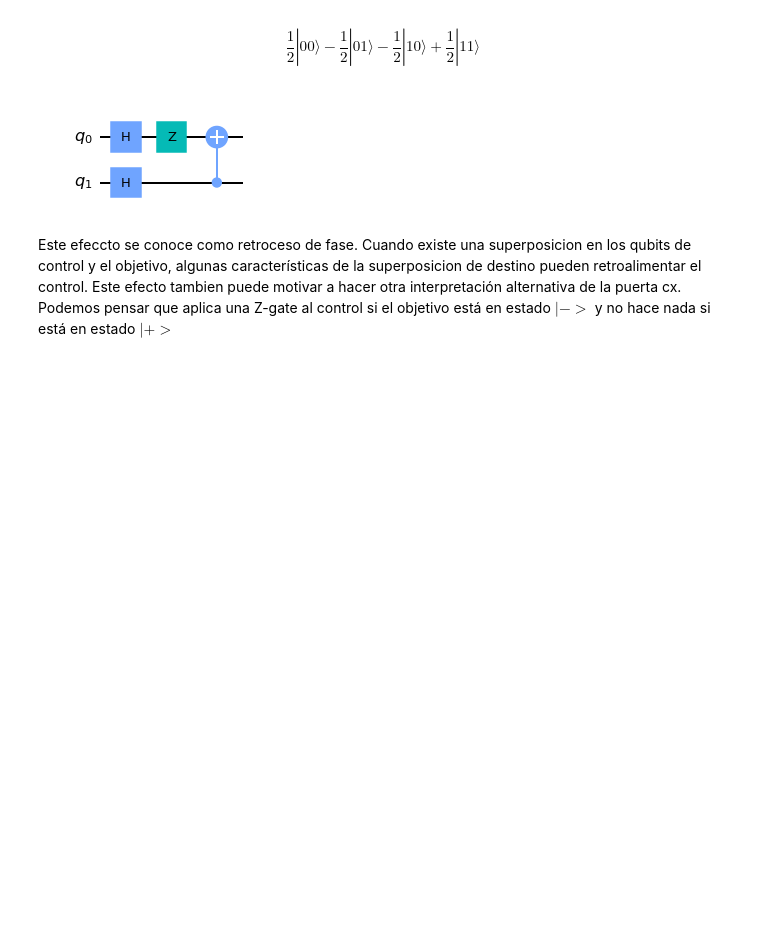
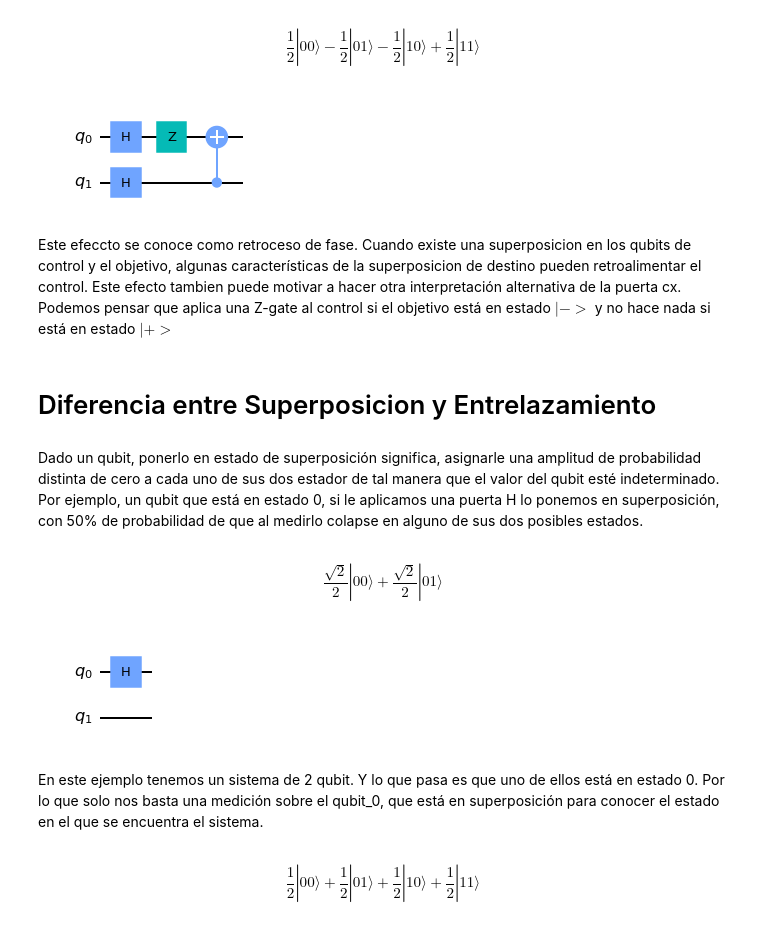
Before and after one commit to Kiedie/Quantum-Computing-with-Qiskit, a Jupyter notebook: Basics of QuantumCircuit Qiskit.ipynb, the cells around one changed output. Drawn from its saved outputs; the diff is of its cells as text; code cells hidden in the pictures; blank space fills up the shorter version.

```diff
--- a/Basics of QuantumCircuit Qiskit.ipynb
+++ b/Basics of QuantumCircuit Qiskit.ipynb
@@ -263,3 +264,25 @@ qc.draw('mpl')
 [figure]
 # %% [markdown]
 Este efeccto se conoce como retroceso de fase. Cuando existe una superposicion en los qubits de control y el objetivo, algunas características de la superposicion de destino pueden retroalimentar el control. Este efecto tambien puede motivar a hacer otra interpretación alternativa de la puerta cx. Podemos pensar que aplica una Z-gate al control si el objetivo está en estado $|->$ y no hace nada si está en estado $|+>$
+# %% [markdown]
+# Diferencia entre Superposicion y Entrelazamiento
+# %% [markdown]
+Dado un qubit, ponerlo en estado de superposición significa, asignarle una amplitud de probabilidad distinta de cero a cada uno de sus dos estador de tal manera que el valor del qubit esté indeterminado. Por ejemplo, un qubit que está en estado 0, si le aplicamos una puerta H lo ponemos en superposición, con 50% de probabilidad de que al medirlo colapse en alguno de sus dos posibles estados.
+# %%
+circuit = QuantumCircuit(2)
+circuit.h(0)
+Statevector(circuit).draw('latex')
+# %% [output]
+$$\frac{\sqrt{2}}{2} |00\rangle+\frac{\sqrt{2}}{2} |01\rangle$$
+# %%
+circuit.draw('mpl')
+# %% [output]
+[figure, added]
+# %% [markdown]
+En este ejemplo tenemos un sistema de 2 qubit. Y lo que pasa es que uno de ellos está en estado 0. Por lo que solo nos basta una medición sobre el  qubit_0, que está en superposición para conocer el estado en el que se encuentra el sistema.
+# %%
+circuit = QuantumCircuit(2)
+circuit.h([0,1])
+Statevector(circuit).draw('latex')
+# %% [output]
+$$\frac{1}{2} |00\rangle+\frac{1}{2} |01\rangle+\frac{1}{2} |10\rangle+\frac{1}{2} |11\rangle$$
```
Also changed, not shown: parts of 25 cells of this notebook, 1 other file.
